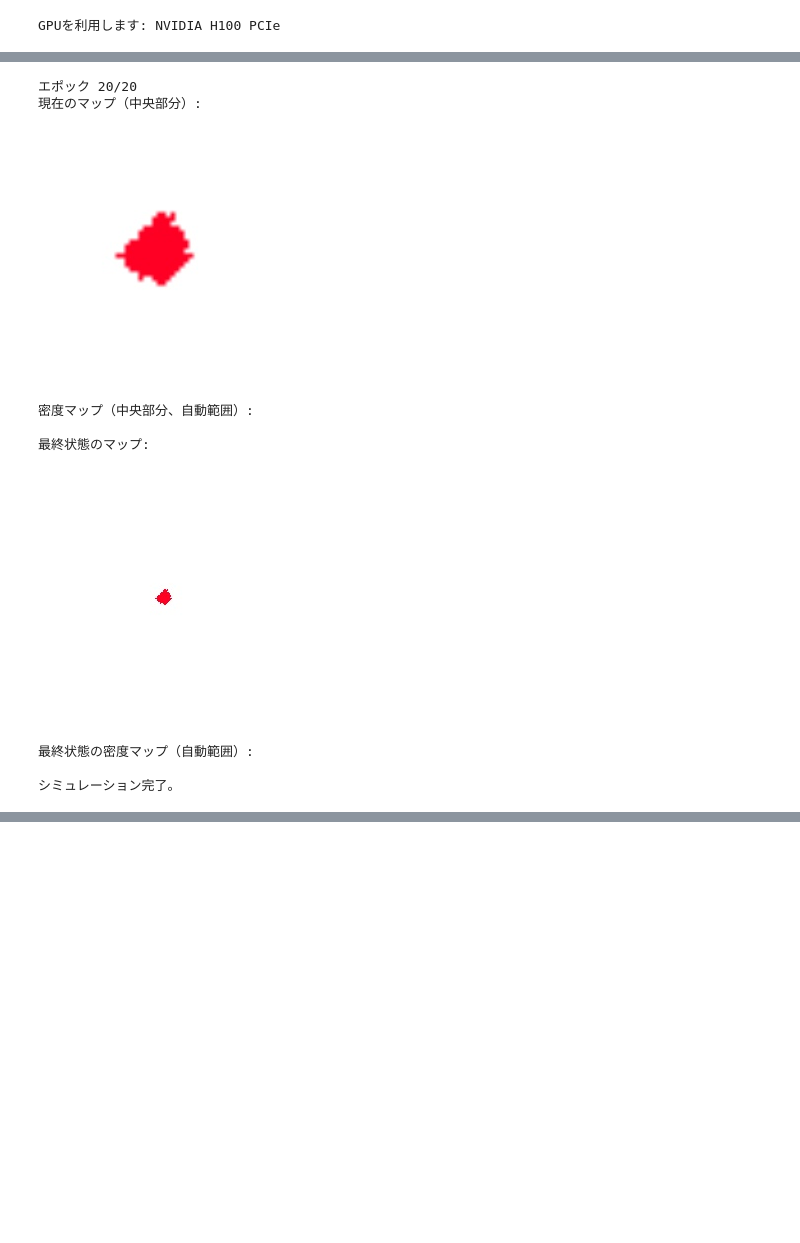
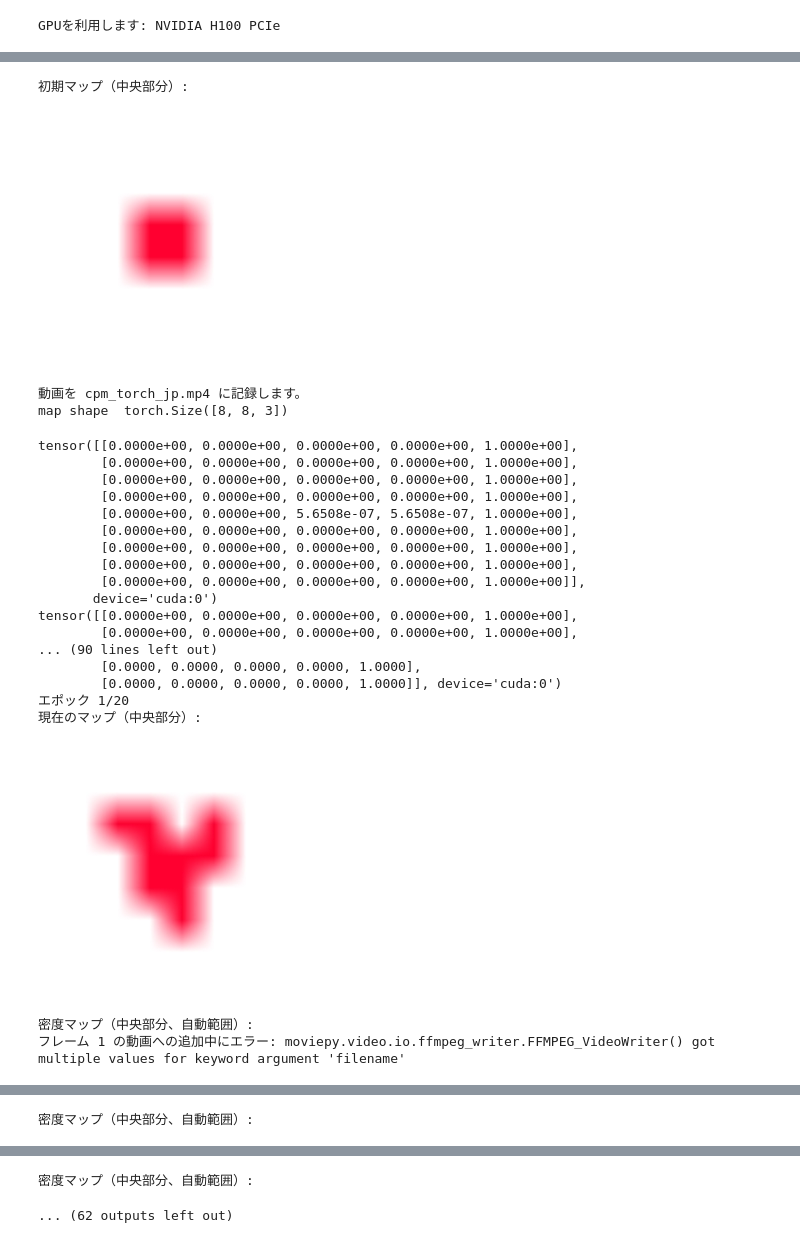
Before and after one commit to KotShinZ/cpm_torch, a Jupyter notebook: CPM_main.ipynb, the cells around one changed output, grey strips where cells are left out. Drawn from its saved outputs; the diff is of its cells as text; code cells hidden in the pictures; blank space fills up the shorter version.

```diff
--- a/CPM_main.ipynb
+++ b/CPM_main.ipynb
@@ -17,7 +15,7 @@ s_0 = 100.0  # 初期細胞密度（float型を使用）
 
 l_A = 1.0  # 面積エネルギー項の係数λ_A
 l_L = 1.0  # 周囲長エネルギー項の係数λ_L (注意: TF版のcalc_cpm_percentでは未使用だった)
-A_0 = 150.0  # 目標細胞面積 A_0
+A_0 = 10.0  # 目標細胞面積 A_0
 L_0 = 42.0  # 目標細胞周囲長 L_0 (注意: TF版のcalc_cpm_percentでは未使用だった)
 
 T = 1.0  # 温度パラメータ T (ボルツマン分布の計算に使用)
@@ -26,5 +28,5 @@ GPUを利用します: NVIDIA H100 PCIe
 # %%
-map_tensor = map_init(256,256) # マップを初期化
+map_tensor = map_init(8,8) # マップを初期化
 print("初期マップ（中央部分）:")
 imshow_map(map_tensor) # 初期状態を表示
 
@@ -78,11 +80,12 @@ for i in tqdm(range(num_epochs), desc="エポック"):
         map_tensor[:, :, 1].clamp_(min=0.0)
 
     # --- 各エポック終了時の可視化 ---
-    if ipython_available:
-        clear_output(wait=True) # 出力をクリア
+    #if ipython_available:
+        #clear_output(wait=True) # 出力をクリア
     print(f"エポック {i+1}/{num_epochs}")
     print("現在のマップ（中央部分）:")
-    imshow_map(map_tensor[100:156, 100:156]) # IDに基づく色表示
+    #imshow_map(map_tensor[100:150,100:150]) # IDに基づく色表示
+    imshow_map(map_tensor)
     print("密度マップ（中央部分、自動範囲）:")
     # imshow_map_area_autoRange(map_tensor[100:156, 100:156, 1]) # 密度表示
 
@@ -96,41 +99,54 @@ for i in tqdm(range(num_epochs), desc="エポック"):
             # 表示用のRGB画像を生成
             ids_display = map_tensor[:, :, 0].long() % len(color_list_torch)
             frame_rgb = create_rgb_image_from_hue_tensor_pil(color_list_torch[ids_display])
             background_mask_display = (ids_display == 0)
             frame_rgb[background_mask_display] = torch.tensor([255, 255, 255], dtype=torch.uint8, device=device)
             # ライターにフレームを追加（imshowと同様、テンソルを直接渡せるようにヘルパー側で処理）
             writer.add(frame_rgb)
         except Exception as e:
             print(f"フレーム {i+1} の動画への追加中にエラー: {e}")
             record_video = False # エラーが発生したら記録を中止
 
 # --- シミュレーション終了後 ---
 
 # 動画ライターを閉じる
 if record_video and writer:
     try:
         writer.close()
         print(f"動画を {video_filename} に保存しました。")
     except Exception as e:
         print(f"動画ライターのクローズ中にエラー: {e}")
 
 # 最終状態を表示
 print("\n最終状態のマップ:")
 imshow_map(map_tensor)
-print("\n最終状態の密度マップ（自動範囲）:")
 # imshow_map_area_autoRange(map_tensor[:, :, 1])
 
 print("\nシミュレーション完了。")
 
 # --- END OF FILE CPM_torch_jp.py ---
 # %% [output]
-エポック 20/20
-現在のマップ（中央部分）:
+初期マップ（中央部分）:
-[figure, old version]
+[figure, new version]
-密度マップ（中央部分、自動範囲）:
-
-最終状態のマップ:
+動画を cpm_torch_jp.mp4 に記録します。
+map shape  torch.Size([8, 8, 3])
+tensor([[0.0000e+00, 0.0000e+00, 0.0000e+00, 0.0000e+00, 1.0000e+00],
+        [0.0000e+00, 0.0000e+00, 0.0000e+00, 0.0000e+00, 1.0000e+00],
+        [0.0000e+00, 0.0000e+00, 0.0000e+00, 0.0000e+00, 1.0000e+00],
+        [0.0000e+00, 0.0000e+00, 0.0000e+00, 0.0000e+00, 1.0000e+00],
+        [0.0000e+00, 0.0000e+00, 5.6508e-07, 5.6508e-07, 1.0000e+00],
+        [0.0000e+00, 0.0000e+00, 0.0000e+00, 0.0000e+00, 1.0000e+00],
+        [0.0000e+00, 0.0000e+00, 0.0000e+00, 0.0000e+00, 1.0000e+00],
+        [0.0000e+00, 0.0000e+00, 0.0000e+00, 0.0000e+00, 1.0000e+00],
+        [0.0000e+00, 0.0000e+00, 0.0000e+00, 0.0000e+00, 1.0000e+00]],
+       device='cuda:0')
+tensor([[0.0000e+00, 0.0000e+00, 0.0000e+00, 0.0000e+00, 1.0000e+00],
+        [0.0000e+00, 0.0000e+00, 0.0000e+00, 0.0000e+00, 1.0000e+00],
+... (90 lines left out)
+        [0.0000, 0.0000, 0.0000, 0.0000, 1.0000],
+        [0.0000, 0.0000, 0.0000, 0.0000, 1.0000]], device='cuda:0')
+エポック 1/20
+現在のマップ（中央部分）:
-[figure, old version]
+[figure, new version]
-最終状態の密度マップ（自動範囲）:
-
-シミュレーション完了。
+密度マップ（中央部分、自動範囲）:
+フレーム 1 の動画への追加中にエラー: moviepy.video.io.ffmpeg_writer.FFMPEG_VideoWriter() got multiple values for keyword argument 'filename'
@@ -136,0 +171 @@ print("\nシミュレーション完了。")
+密度マップ（中央部分、自動範囲）:
@@ -136,0 +190,2 @@ print("\nシミュレーション完了。")
+密度マップ（中央部分、自動範囲）:
+... (62 outputs left out)
```
Also changed, not shown: parts of 4 cells of this notebook, 1 other file.
